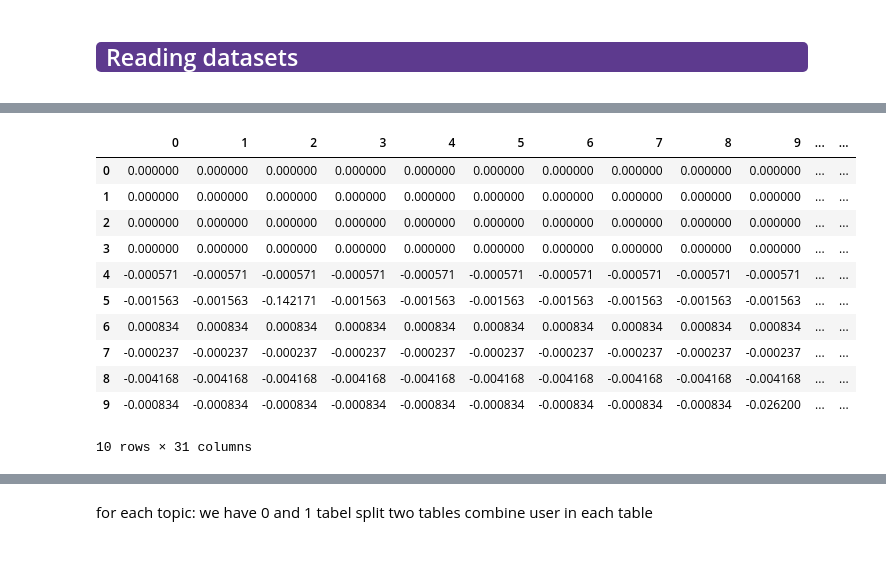
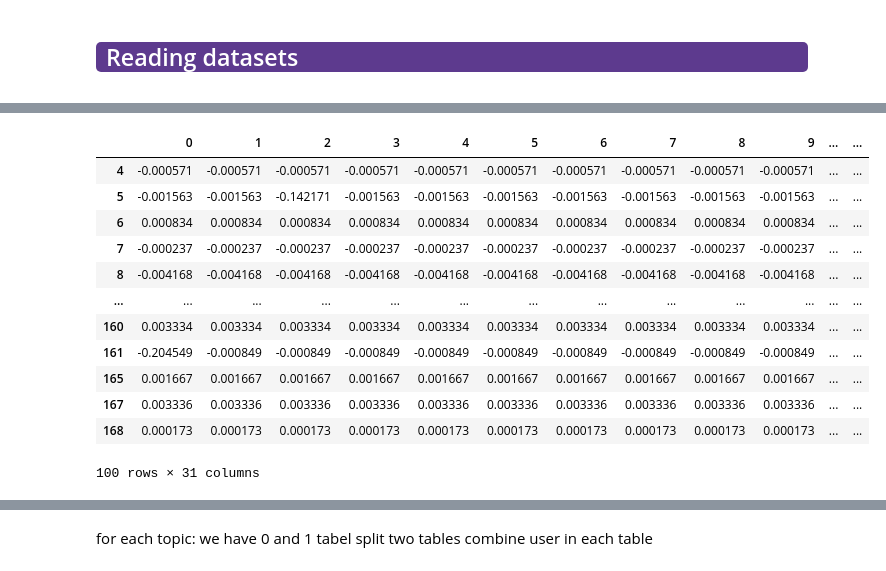
Before and after one commit to community-detection/Community-Detection, a Jupyter notebook: Stage 2-(NLP-Analysis)/user_analysis/User-Analysis.ipynb, the cells around one changed output, grey strips where cells are left out. Drawn from its saved outputs; the diff is of its cells as text; code cells hidden in the pictures.

```diff
--- a/Stage 2-(NLP-Analysis)/user_analysis/User-Analysis.ipynb
+++ b/Stage 2-(NLP-Analysis)/user_analysis/User-Analysis.ipynb
@@ -51,20 +51,29 @@ user_topic.head()
 5 rows × 32 columns
+# %%
+user_topic['1']= user_topic['1'].astype(float)
+# %%
+user_topic['0']= user_topic['0'].astype(float)
 # %%
 user_topic[user_topic.columns[:-2]] = user_topic[user_topic.columns[:-2]].apply(lambda column: column*user_topic['sentiment'],0)
 # %%
 user_topic = user_topic.drop('sentiment', 1)
+# %%
+user_topic = user_topic.head(100)
+# %%
+user_topic = user_topic.replace(0, 0.00001)
 # %%
-user_topic
+user_topic.head(100)
 # %% [output]
 |  | 0 | 1 | 2 | 3 | 4 | 5 | 6 | 7 | 8 | 9 | ... | ... |
-| 0 | 0.000000 | 0.000000 | 0.000000 | 0.000000 | 0.000000 | 0.000000 | 0.000000 | 0.000000 | 0.000000 | 0.000000 | ... | ... |
-| 1 | 0.000000 | 0.000000 | 0.000000 | 0.000000 | 0.000000 | 0.000000 | 0.000000 | 0.000000 | 0.000000 | 0.000000 | ... | ... |
-| 2 | 0.000000 | 0.000000 | 0.000000 | 0.000000 | 0.000000 | 0.000000 | 0.000000 | 0.000000 | 0.000000 | 0.000000 | ... | ... |
-| 3 | 0.000000 | 0.000000 | 0.000000 | 0.000000 | 0.000000 | 0.000000 | 0.000000 | 0.000000 | 0.000000 | 0.000000 | ... | ... |
 | 4 | -0.000571 | -0.000571 | -0.000571 | -0.000571 | -0.000571 | -0.000571 | -0.000571 | -0.000571 | -0.000571 | -0.000571 | ... | ... |
 | 5 | -0.001563 | -0.001563 | -0.142171 | -0.001563 | -0.001563 | -0.001563 | -0.001563 | -0.001563 | -0.001563 | -0.001563 | ... | ... |
 | 6 | 0.000834 | 0.000834 | 0.000834 | 0.000834 | 0.000834 | 0.000834 | 0.000834 | 0.000834 | 0.000834 | 0.000834 | ... | ... |
 | 7 | -0.000237 | -0.000237 | -0.000237 | -0.000237 | -0.000237 | -0.000237 | -0.000237 | -0.000237 | -0.000237 | -0.000237 | ... | ... |
 | 8 | -0.004168 | -0.004168 | -0.004168 | -0.004168 | -0.004168 | -0.004168 | -0.004168 | -0.004168 | -0.004168 | -0.004168 | ... | ... |
-| 9 | -0.000834 | -0.000834 | -0.000834 | -0.000834 | -0.000834 | -0.000834 | -0.000834 | -0.000834 | -0.000834 | -0.026200 | ... | ... |
+| ... | ... | ... | ... | ... | ... | ... | ... | ... | ... | ... | ... | ... |
+| 160 | 0.003334 | 0.003334 | 0.003334 | 0.003334 | 0.003334 | 0.003334 | 0.003334 | 0.003334 | 0.003334 | 0.003334 | ... | ... |
+| 161 | -0.204549 | -0.000849 | -0.000849 | -0.000849 | -0.000849 | -0.000849 | -0.000849 | -0.000849 | -0.000849 | -0.000849 | ... | ... |
+| 165 | 0.001667 | 0.001667 | 0.001667 | 0.001667 | 0.001667 | 0.001667 | 0.001667 | 0.001667 | 0.001667 | 0.001667 | ... | ... |
+| 167 | 0.003336 | 0.003336 | 0.003336 | 0.003336 | 0.003336 | 0.003336 | 0.003336 | 0.003336 | 0.003336 | 0.003336 | ... | ... |
+| 168 | 0.000173 | 0.000173 | 0.000173 | 0.000173 | 0.000173 | 0.000173 | 0.000173 | 0.000173 | 0.000173 | 0.000173 | ... | ... |
-10 rows × 31 columns
+100 rows × 31 columns
```
Also changed, not shown: parts of 43 cells of this notebook, 2 other files.
